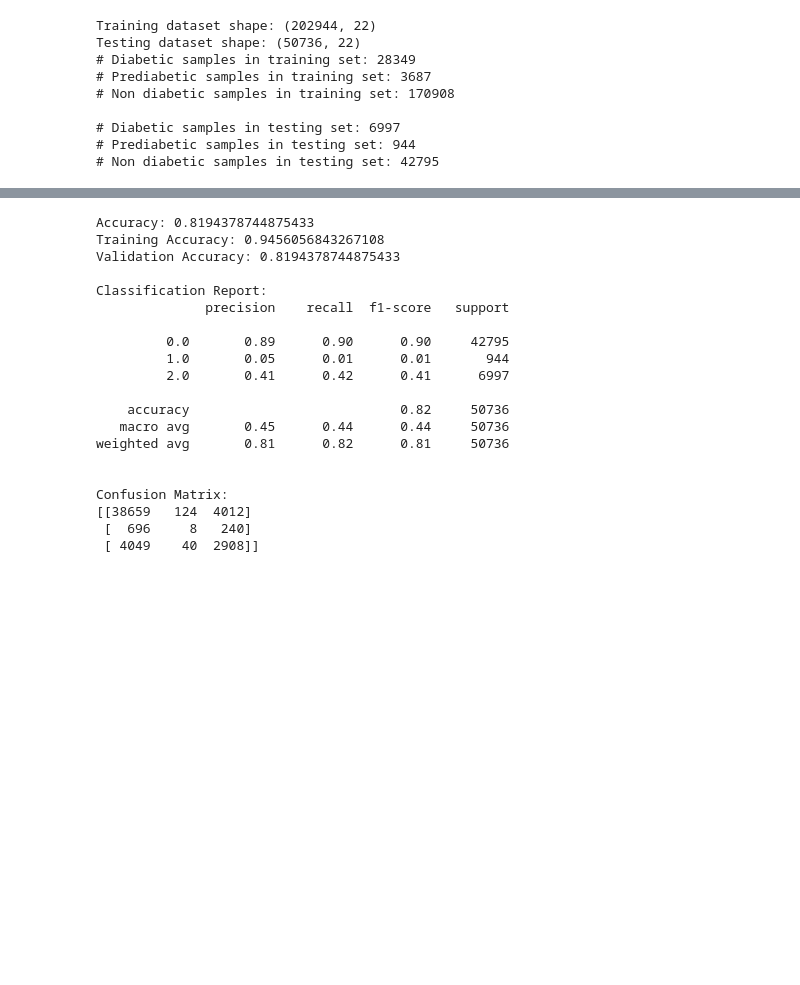
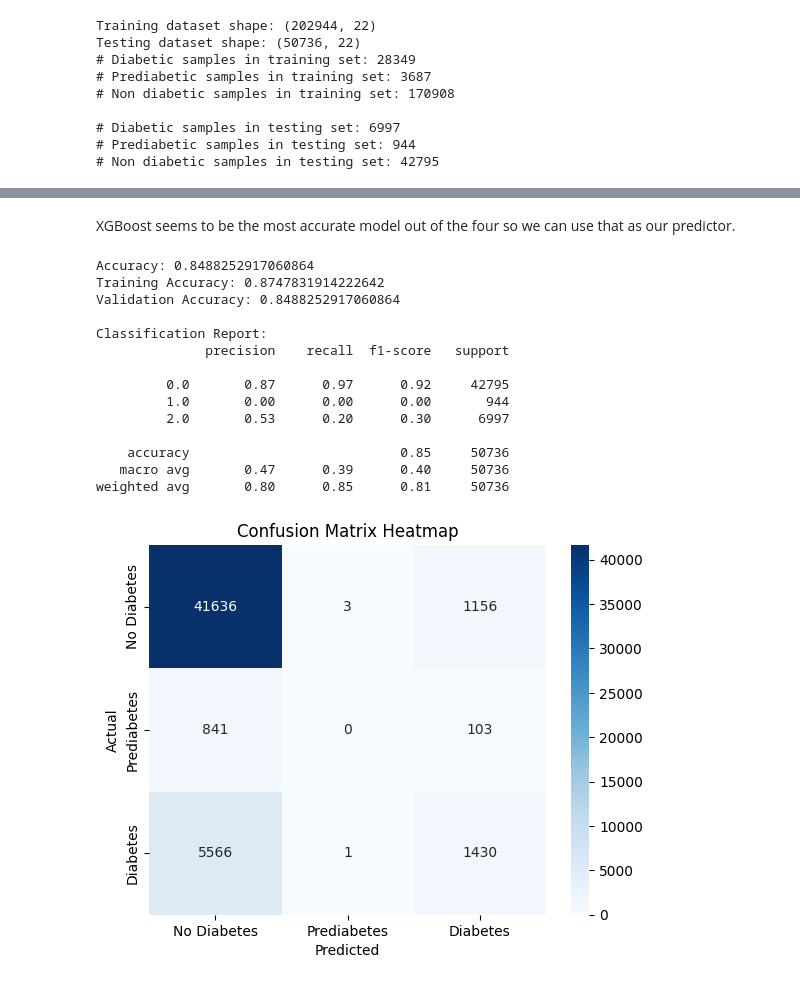
Before and after one commit to tinuh/cmsc320-final-project, a Jupyter notebook: CMSC320_Final_Project.ipynb, the cells around one changed output, grey strips where cells are left out. Saved outputs shown, nothing was run; the diff lists cells and outputs as text; code cells hidden in the pictures; blank space fills up the shorter version.

```diff
--- a/CMSC320_Final_Project.ipynb
+++ b/CMSC320_Final_Project.ipynb
@@ -267,36 +321,27 @@ Testing dataset shape: (50736, 22)
+# %% [markdown]
+XGBoost seems to be the most accurate model out of the four so we can use that as our predictor.
 # %%
-# training a random forest classifier and evaluating performance
-
 from sklearn.ensemble import RandomForestClassifier
 from sklearn.metrics import accuracy_score, classification_report, confusion_matrix
 from sklearn.model_selection import train_test_split, cross_val_score, StratifiedKFold
 
-seed = 42
-
-X_train = train_df.drop(columns=['Diabetes_012'])
-y_train = train_df['Diabetes_012']
-
-X_test = test_df.drop(columns=['Diabetes_012'])
-y_test = test_df['Diabetes_012']
-
-rf = RandomForestClassifier(
+xg = XGBClassifier(
     n_estimators=300,
-    max_depth=30,
     random_state=seed,
-    class_weight="balanced",
-    n_jobs=-1
-    )
+    n_jobs=-1,
+    num_class=3,
+)
 
 # fit and predict
-rf.fit(X_train, y_train)
-y_pred = rf.predict(X_test)
+xg.fit(X_train, y_train)
+y_pred = xg.predict(X_test)
 
 # Evaluation
 print("Accuracy:", accuracy_score(y_test, y_pred))
 
 # Evaluate the model on the training and validation data
-train_accuracy = rf.score(X_train, y_train)
-val_accuracy = rf.score(X_test, y_test)
+train_accuracy = xg.score(X_train, y_train)
+val_accuracy = xg.score(X_test, y_test)
 
 # Print the results
 print("Training Accuracy:", train_accuracy)
@@ -304,27 +349,18 @@ print("Validation Accuracy:", val_accuracy)
 
 print("\nClassification Report:")
 print(classification_report(y_test, y_pred))
-
-print("\nConfusion Matrix:")
-print(confusion_matrix(y_test, y_pred))
 # %% [output]
-Accuracy: 0.8194378744875433
-Training Accuracy: 0.9456056843267108
-Validation Accuracy: 0.8194378744875433
+Accuracy: 0.8488252917060864
+Training Accuracy: 0.8747831914222642
+Validation Accuracy: 0.8488252917060864
 
 Classification Report:
               precision    recall  f1-score   support
 
-         0.0       0.89      0.90      0.90     42795
-         1.0       0.05      0.01      0.01       944
-         2.0       0.41      0.42      0.41      6997
+         0.0       0.87      0.97      0.92     42795
+         1.0       0.00      0.00      0.00       944
+         2.0       0.53      0.20      0.30      6997
 
-    accuracy                           0.82     50736
-   macro avg       0.45      0.44      0.44     50736
-weighted avg       0.81      0.82      0.81     50736
-
-
-Confusion Matrix:
-[[38659   124  4012]
- [  696     8   240]
- [ 4049    40  2908]]
+    accuracy                           0.85     50736
+   macro avg       0.47      0.39      0.40     50736
+weighted avg       0.80      0.85      0.81     50736
@@ -380,0 +367,24 @@ for model_name, model in models.items():
+# %%
+
+# making the matrix itself
+cm = confusion_matrix(y_test, y_pred)
+
+# titles
+title = ["No Diabetes", "Prediabetes", "Diabetes"]
+
+# creates a new heatmap
+sns.heatmap(cm, annot=True, fmt="d", cmap = 'Blues',xticklabels=title, yticklabels=title)
+
+
+# It shows this model is very good at predicting if someone does not have diabetes
+# It is reletively good at predicting prediabetes, but it could be better
+# It is terrible at predicting disbetes as it misses around half of the entries
+# it also shows the model is unbalanced as over 40000 entries are in No diabetes
+# where Prediabetics has under 1000 and Diabetes has about 7000. The amount of entries
+# may be part of the reason for this difference
+plt.ylabel("Actual")
+plt.xlabel("Predicted")
+plt.title("Confusion Matrix Heatmap")
+plt.show()
+# %% [output]
+[figure, added]
```
Also changed, not shown: parts of 15 cells of this notebook, 2 other files.
